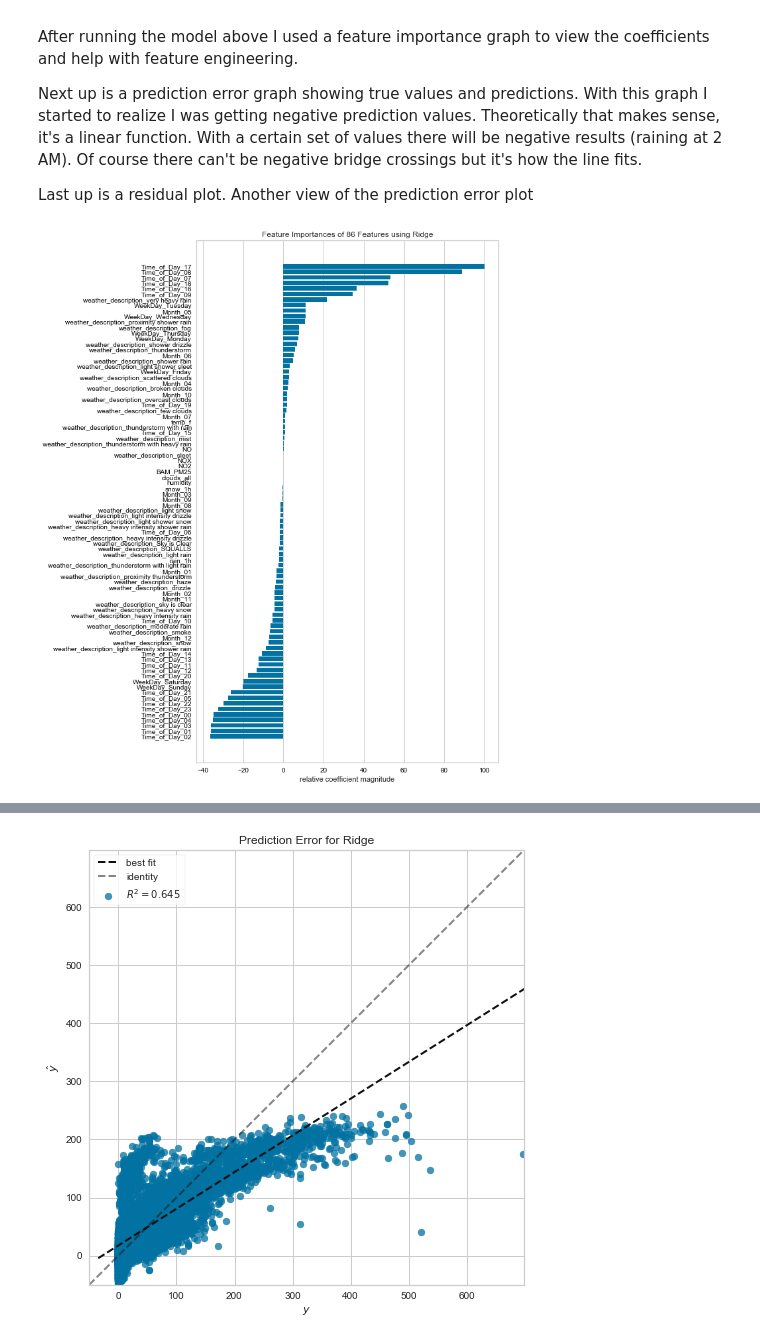
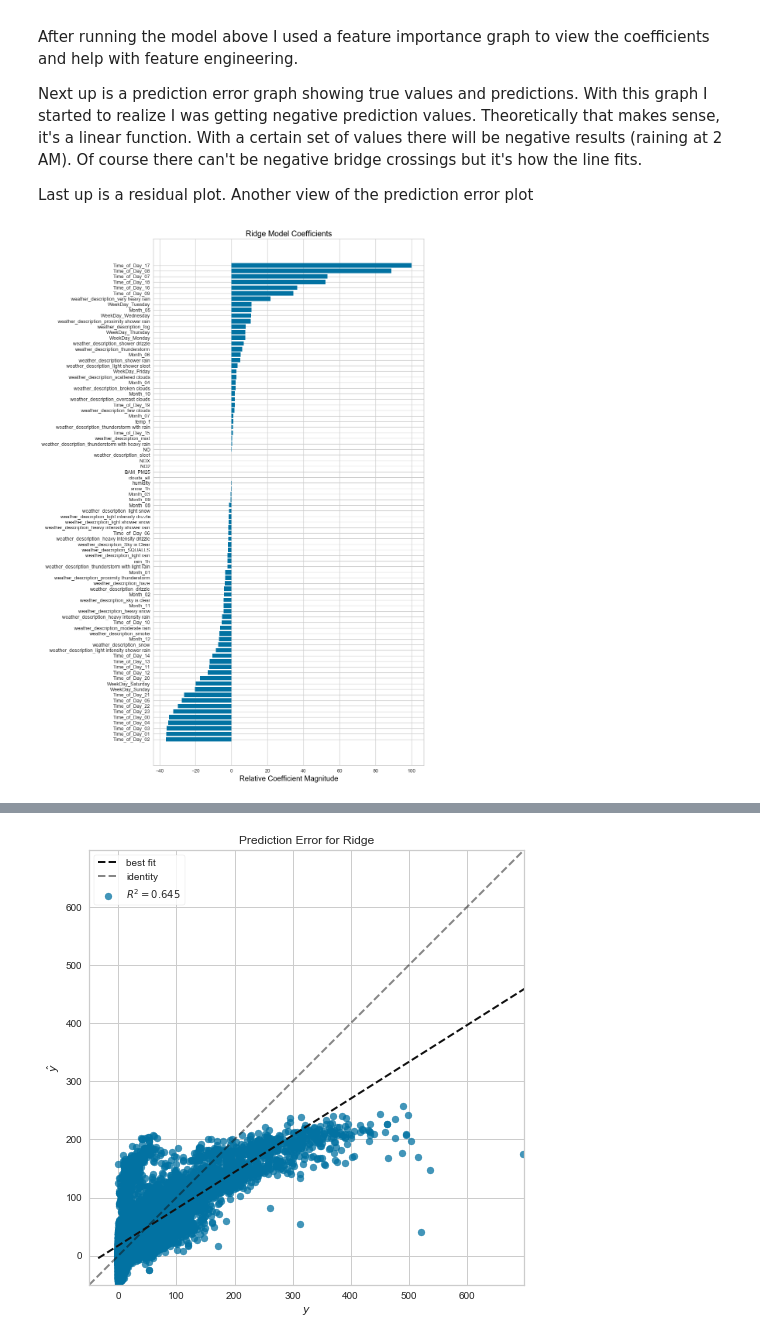
Before and after one commit to codyRing/Data_Science_Captstone, a Jupyter notebook: Hourly Regression.ipynb, the cells around one changed output, grey strips where cells are left out. Cells and saved outputs as stored; diff of their text form; code cells hidden in the pictures.

```diff
--- a/Hourly Regression.ipynb
+++ b/Hourly Regression.ipynb
@@ -179,10 +180,10 @@ WX['snow_1h'].fillna(value = 0,inplace =True)
 WX['Time_of_Day'] = WX.index.strftime('%H')
 WX['Month'] = WX.index.strftime('%m')
 WX['WeekDay'] = WX.index.strftime('%A')
-WX['Season'] = WX.index.to_series().apply(get_season)
+
 
 #Dummy Columns
-WX = pd.get_dummies(data=WX,columns = ['weather_description','Season','Time_of_Day','Month','WeekDay'])
+WX = pd.get_dummies(data=WX,columns = ['weather_description','Time_of_Day','Month','WeekDay'])
 
 
 #WX.head(5)
@@ -201,7 +202,7 @@ https://fortress.wa.gov/ecy/enviwa/
 https://fortress.wa.gov/ecy/enviwa/StationInfo.aspx?ST_ID=163
 # %%
 #Load Air Quality Data. Combine date and time column. Localize, already in PAC
-path = './Data/Air_Quality/Seattle_Air_Quality_.csv'
+path = './Data/Air_Quality/Seattle_Air_Quality.csv'
 air = pd.read_csv(path,parse_dates=[['Date', 'Time']],index_col = 'Date_Time')
 air = air.tz_localize(pac,ambiguous = True, nonexistent = 'shift_forward')
 air.index.names =['Date_Join']
@@ -422,5 +424,5 @@ Baseline RMSE =  139.79846782054665
 # %%
-modelCV = RidgeCV(cv=10,alphas =[1,10,50,100])
-modelCV.fit(X_train,y_train)
+#modelCV = RidgeCV(cv=10,alphas =[1,10,50,100])
+#modelCV.fit(X_train,y_train)
 
-print("R-squared = ", modelCV.score(X_test, y_test))
+#print("R-squared = ", modelCV.score(X_test, y_test))
@@ -435,15 +435,19 @@ Next up is a prediction error graph showing true values and predictions. With th
 
 Last up is a residual plot. Another view of the prediction error plot
 # %%
-with plt.rc_context({'xtick.color':'black', 'ytick.color':'black','font.size' : '15','lines.markersize': '15.0'}):
-    fig, ax = plt.subplots(figsize=(10,12))
+#with plt.rc_context({'xtick.color':'black', 'ytick.color':'black','font.size' : '15','lines.markersize': '15.0'}):
+fig, ax = plt.subplots(figsize=(10,20),dpi=90)
 
 
-    visualizer = FeatureImportances(model,ax=ax)
-    visualizer.fit(X_train, y_train)
-    visualizer.poof(ax=ax)
+visualizer = FeatureImportances(model,ax=ax)
+visualizer.fit(X_train, y_train)
+ax.set_xlabel("Relative Coefficient Magnitude", color="black",size=15)
+ax.set_title('Ridge Model Coefficients', fontsize=16,color='black')
+
+plt.savefig('./Figures/Hourly_Regression_Coefs.png')
+
     #ax.set_xlabel("Relative Coefficient Magnitude", color="black",size=15)
     #ax.set_ylabel('Temp', color="black",size=15)
     #ax.set_title('Feature Importances of 86 predictors using Ridge',color='black',size=25)
 # %% [output]
-[figure, old version]
+[figure, new version]
```
Also changed, not shown: parts of 9 cells of this notebook, 6 other files.
